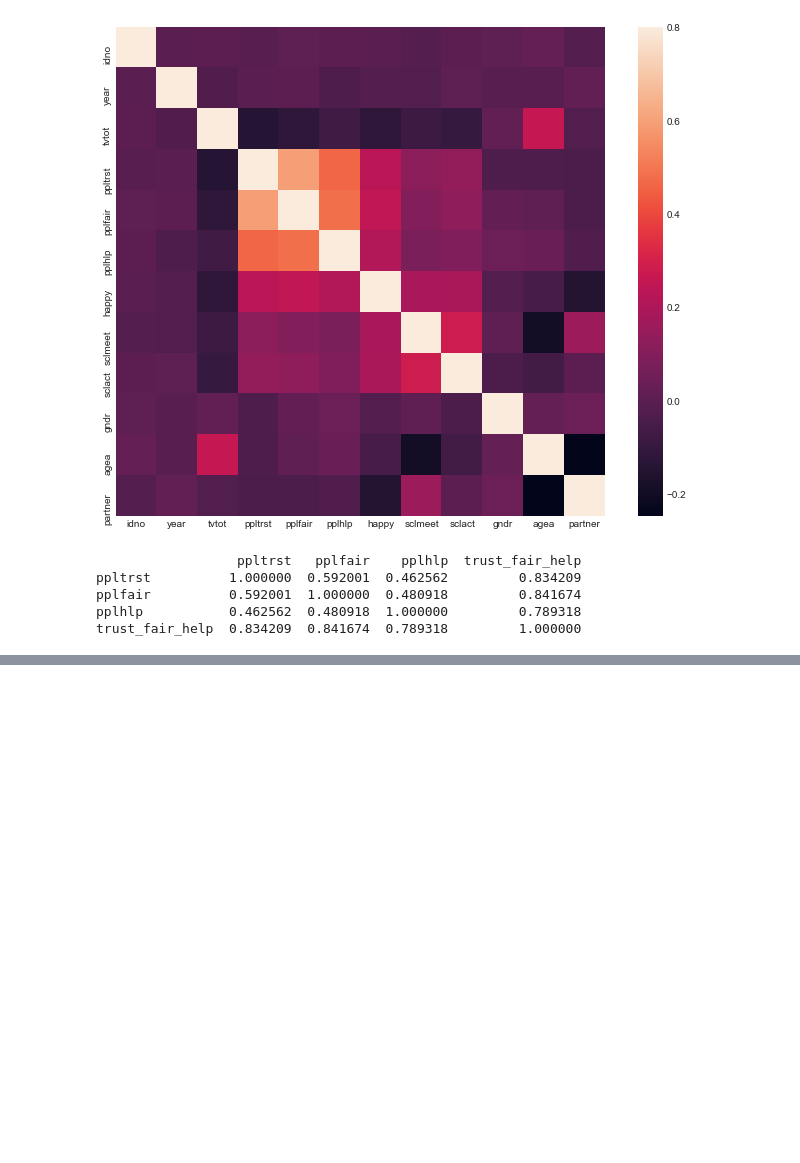
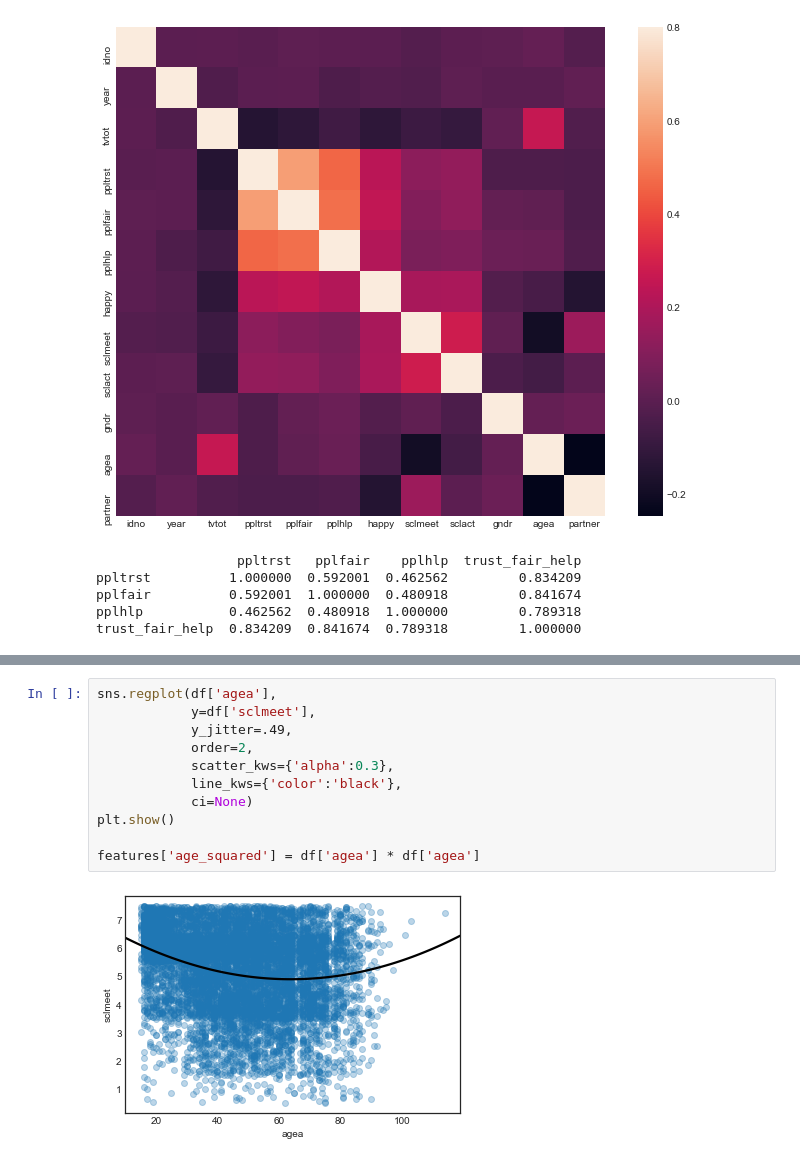
Before and after one commit to brianmcguckin/thinkful_unit_02_supervised_learning, a Jupyter notebook: 02_01_05_feature_engineering.ipynb, the cells around one changed output, grey strips where cells are left out. Cells and saved outputs as stored; diff of their text form; blank space fills up the shorter version.

```diff
--- a/02_01_05_feature_engineering.ipynb
+++ b/02_01_05_feature_engineering.ipynb
@@ -121,0 +152,13 @@ trust_fair_help  0.834209  0.841674  0.789318         1.000000
+# %%
+sns.regplot(df['agea'],
+            y=df['sclmeet'],
+            y_jitter=.49,
+            order=2,
+            scatter_kws={'alpha':0.3},
+            line_kws={'color':'black'},
+            ci=None)
+plt.show()
+
+features['age_squared'] = df['agea'] * df['agea']
+# %% [output]
+[figure, added]
```
Also changed, not shown: parts of 9 cells of this notebook.
